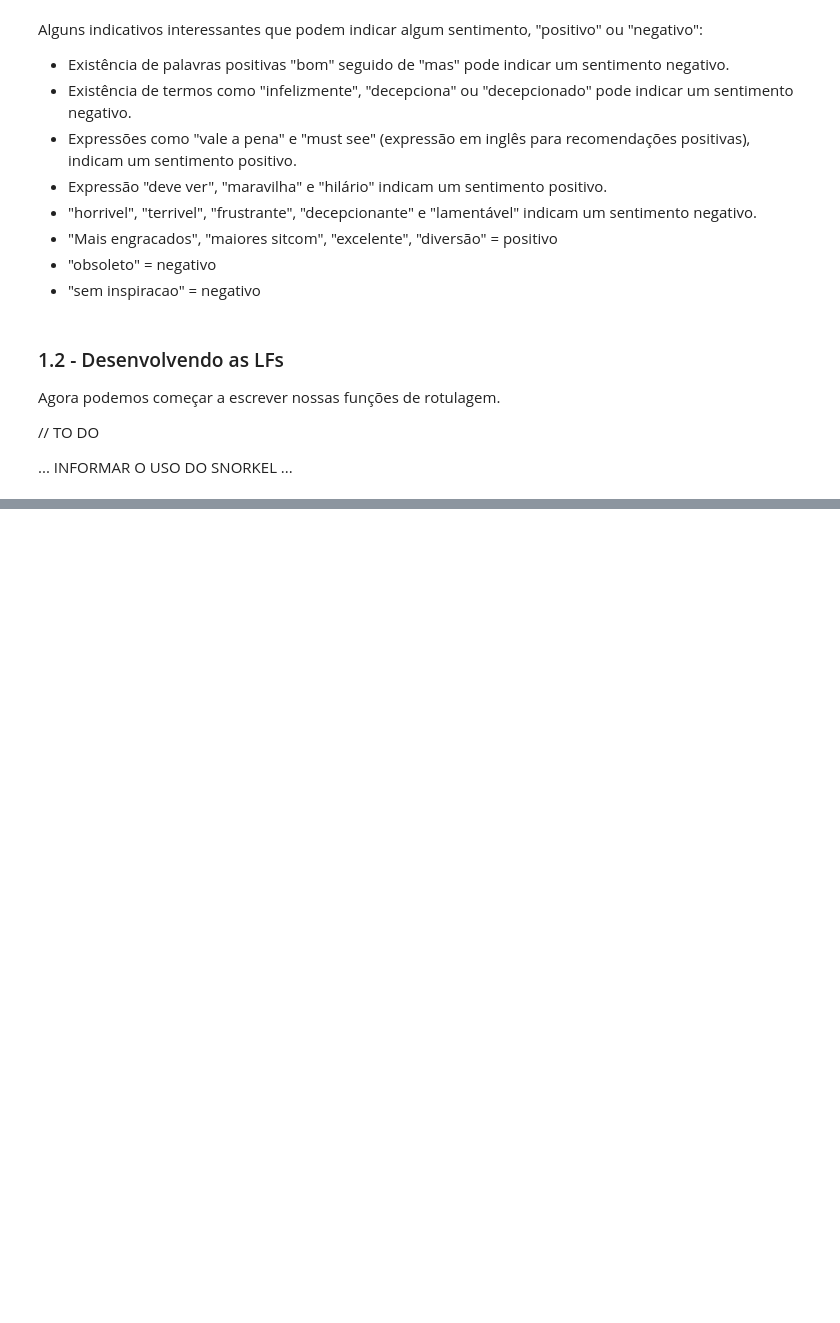
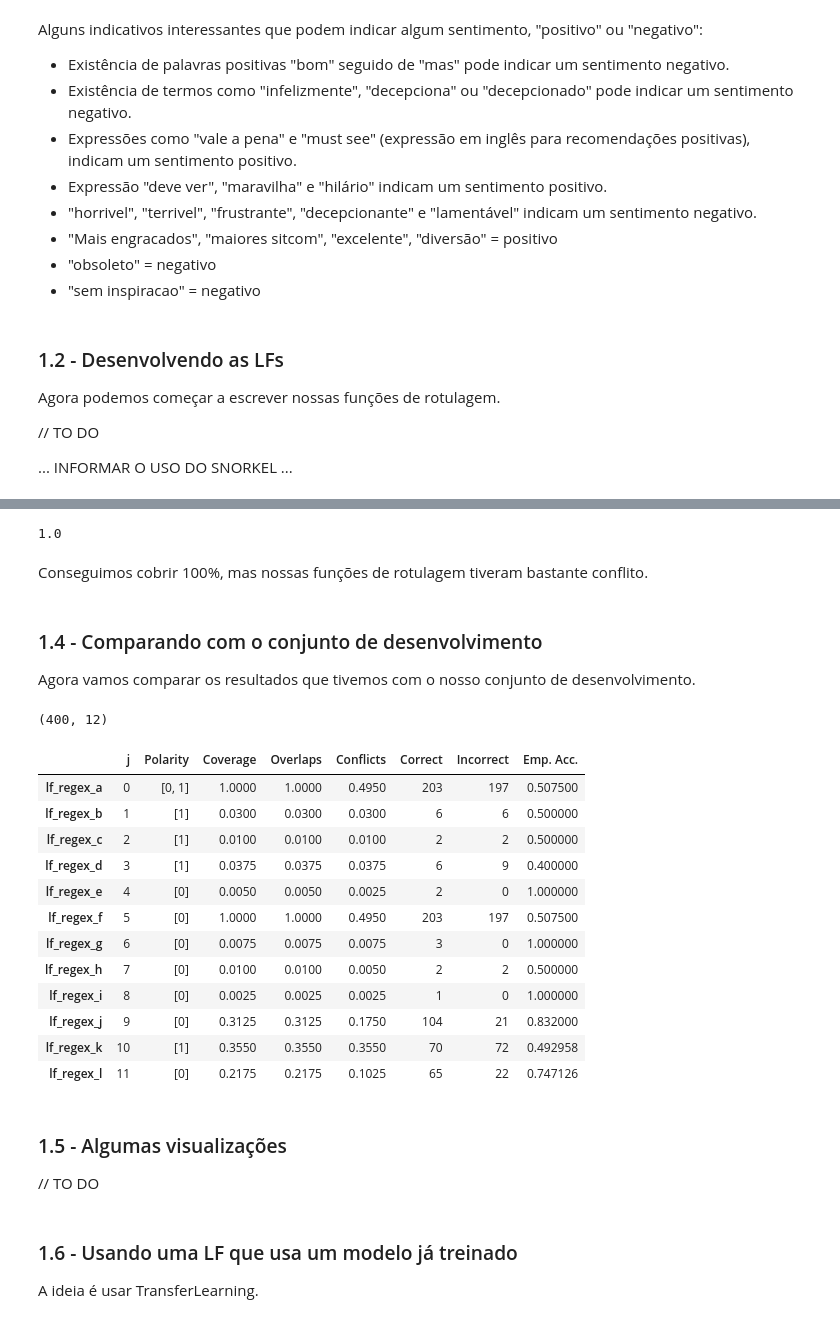
Before and after one commit to andrevrc/ppgti3102-weak-supervised-learning, a Jupyter notebook: projeto_final/projeto_final_review_analysis.ipynb, the cells around one changed output, grey strips where cells are left out. Saved outputs shown, nothing was run; the diff lists cells and outputs as text; code cells hidden in the pictures; blank space fills up the shorter version.

Commit message:
Finalizando com Labeling functions escritas por mim. Iniciando o modelo de transfer learning.

```diff
--- a/projeto_final/projeto_final_review_analysis.ipynb
+++ b/projeto_final/projeto_final_review_analysis.ipynb
@@ -491,3 +491,23 @@ Agora podemos começar a escrever nossas funções de rotulagem.
 // TO DO
 
 ... INFORMAR O USO DO SNORKEL ...
+# %%
+# Possíveis opiniões para as funções de rotulagem
+POSITIVO = 1
+NEGATIVO = 0
+ABSTENCAO = -1
+# %%
+import re
+
+regex_a = re.compile(r'(?<!\bnão\s)\bgostei|gostou|gostar|bom|boa\b', re.IGNORECASE)
+regex_b = re.compile(r'nao gost', re.IGNORECASE)
+regex_c = re.compile(r'(?:mais|maiores) serie|sitcom', re.IGNORECASE)
+regex_d = re.compile(r'vale a pena', re.IGNORECASE)
+regex_e = re.compile(r'obsolet', re.IGNORECASE)
+regex_f = re.compile(r'(?<!\bnão\s)\brecomend\b', re.IGNORECASE)
+regex_g = re.compile(r'nao recomend', re.IGNORECASE)
+regex_h = re.compile(r'nunca mais', re.IGNORECASE)
+regex_i = re.compile(r'(?:sem|nao (:?tem|e|est)) inspi', re.IGNORECASE)
+regex_j = re.compile(r'ruim|pessim[oa]|terrivel|horrivel|frustrante|decepc|lamentavel', re.IGNORECASE)
+regex_k = re.compile(r'\bbo[ma]\b', re.IGNORECASE)
+regex_l = re.compile(r'infeliz|horri|terri', re.IGNORECASE)
@@ -493,0 +572,7 @@ Agora podemos começar a escrever nossas funções de rotulagem.
+# %%
+from snorkel.labeling import PandasLFApplier
+
+lfs = [lf_regex_a, lf_regex_b, lf_regex_c, lf_regex_d, lf_regex_e, lf_regex_f, lf_regex_g, lf_regex_h, lf_regex_i, lf_regex_j, lf_regex_k, lf_regex_l]
+
+applier = PandasLFApplier(lfs=lfs)
+L_treinamento = applier.apply(df=df_treinamento)
@@ -493,0 +623,36 @@ Agora podemos começar a escrever nossas funções de rotulagem.
+# %%
+print(LFAnalysis(L=L_treinamento, lfs=lfs).label_coverage())
+# %% [output]
+1.0
+# %% [markdown]
+Conseguimos cobrir 100%, mas nossas funções de rotulagem tiveram bastante conflito.
+# %% [markdown]
+### 1.4 - Comparando com o conjunto de desenvolvimento
+
+Agora vamos comparar os resultados que tivemos com o nosso conjunto de desenvolvimento.
+# %%
+L_dev = applier.apply(df=df_dev)
+# %%
+print(L_dev.shape)
+# %% [output]
+(400, 12)
+# %%
+LFAnalysis(L=L_dev, lfs=lfs).lf_summary(Y=df_dev.sentimento.values)
+# %% [output]
+|  | j | Polarity | Coverage | Overlaps | Conflicts | Correct | Incorrect | Emp. Acc. |
+| lf_regex_a | 0 | [0, 1] | 1.0000 | 1.0000 | 0.4950 | 203 | 197 | 0.507500 |
+| lf_regex_b | 1 | [1] | 0.0300 | 0.0300 | 0.0300 | 6 | 6 | 0.500000 |
+| lf_regex_c | 2 | [1] | 0.0100 | 0.0100 | 0.0100 | 2 | 2 | 0.500000 |
+| lf_regex_d | 3 | [1] | 0.0375 | 0.0375 | 0.0375 | 6 | 9 | 0.400000 |
+| lf_regex_e | 4 | [0] | 0.0050 | 0.0050 | 0.0025 | 2 | 0 | 1.000000 |
+| lf_regex_f | 5 | [0] | 1.0000 | 1.0000 | 0.4950 | 203 | 197 | 0.507500 |
+| lf_regex_g | 6 | [0] | 0.0075 | 0.0075 | 0.0075 | 3 | 0 | 1.000000 |
+| lf_regex_h | 7 | [0] | 0.0100 | 0.0100 | 0.0050 | 2 | 2 | 0.500000 |
+| lf_regex_i | 8 | [0] | 0.0025 | 0.0025 | 0.0025 | 1 | 0 | 1.000000 |
+| lf_regex_j | 9 | [0] | 0.3125 | 0.3125 | 0.1750 | 104 | 21 | 0.832000 |
+| lf_regex_k | 10 | [1] | 0.3550 | 0.3550 | 0.3550 | 70 | 72 | 0.492958 |
+| lf_regex_l | 11 | [0] | 0.2175 | 0.2175 | 0.1025 | 65 | 22 | 0.747126 |
+# %% [markdown]
+### 1.5 - Algumas visualizações
+
+// TO DO
@@ -493,0 +672,4 @@ Agora podemos começar a escrever nossas funções de rotulagem.
+# %% [markdown]
+### 1.6 - Usando uma LF que usa um modelo já treinado
+
+A ideia é usar TransferLearning.
```
Also changed, not shown: parts of 9 cells of this notebook.
